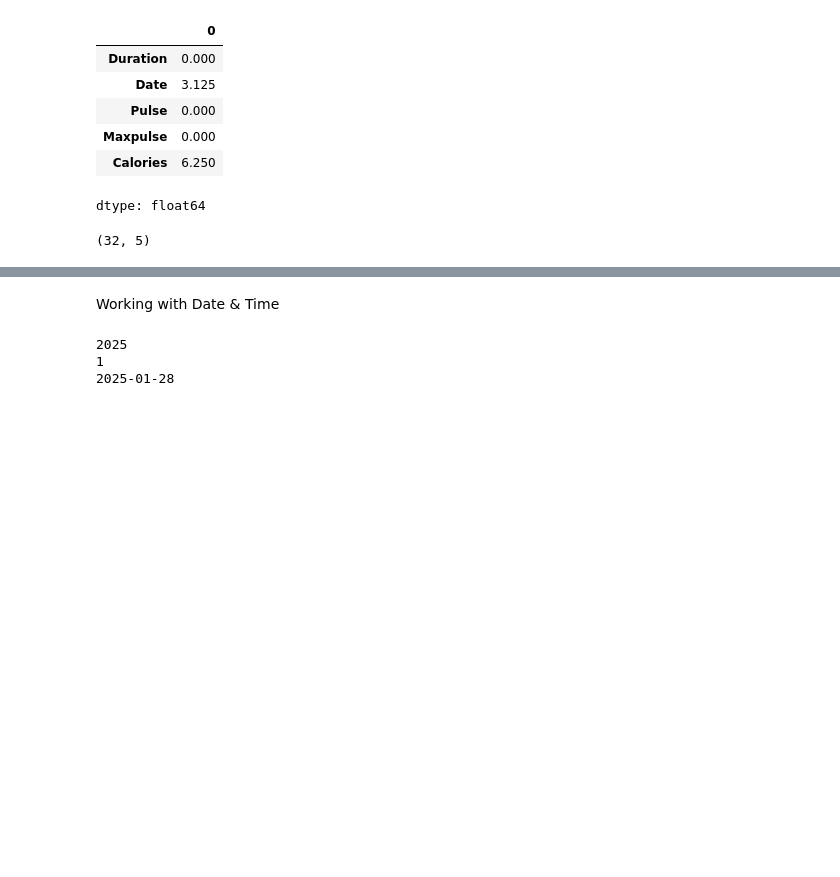
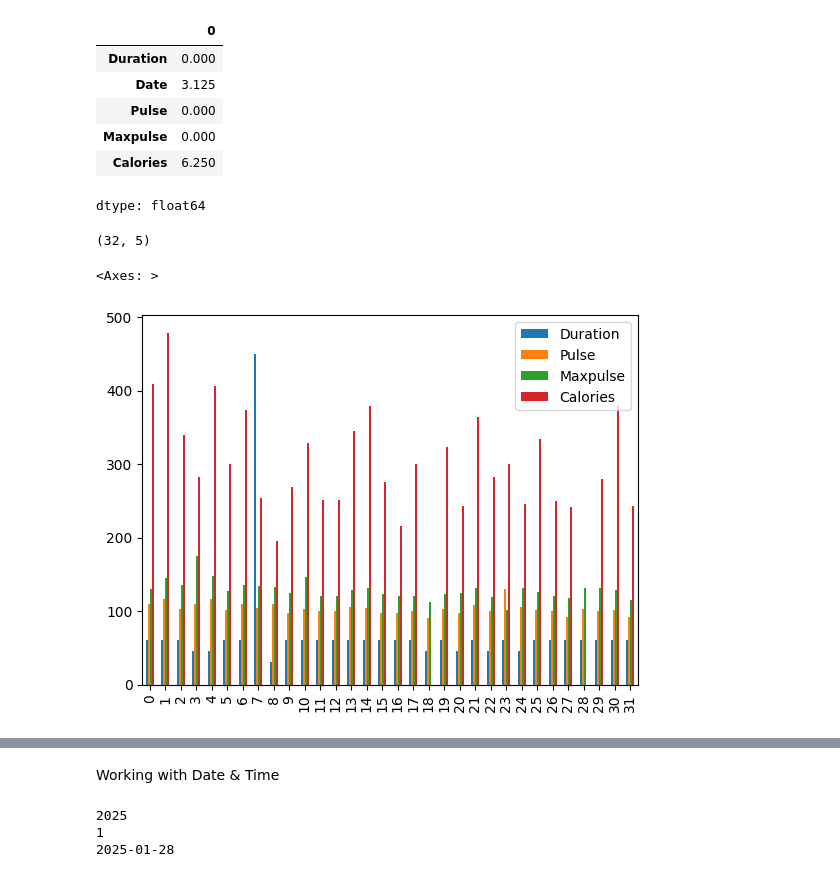
Before and after one commit to rvalarezo/data_analytics, a Jupyter notebook: EDA.ipynb, the cells around one changed output, grey strips where cells are left out. Saved outputs shown, nothing was run; the diff lists cells and outputs as text; code cells hidden in the pictures; blank space fills up the shorter version.

```diff
--- a/EDA.ipynb
+++ b/EDA.ipynb
@@ -65,3 +68,8 @@ dtype: float64
 df.shape
 # %% [output]
 (32, 5)
+# %%
+df.plot(kind = 'bar')
+# %% [output]
+<Axes: >
+[figure, added]
```
Also changed, not shown: parts of 11 cells of this notebook.
